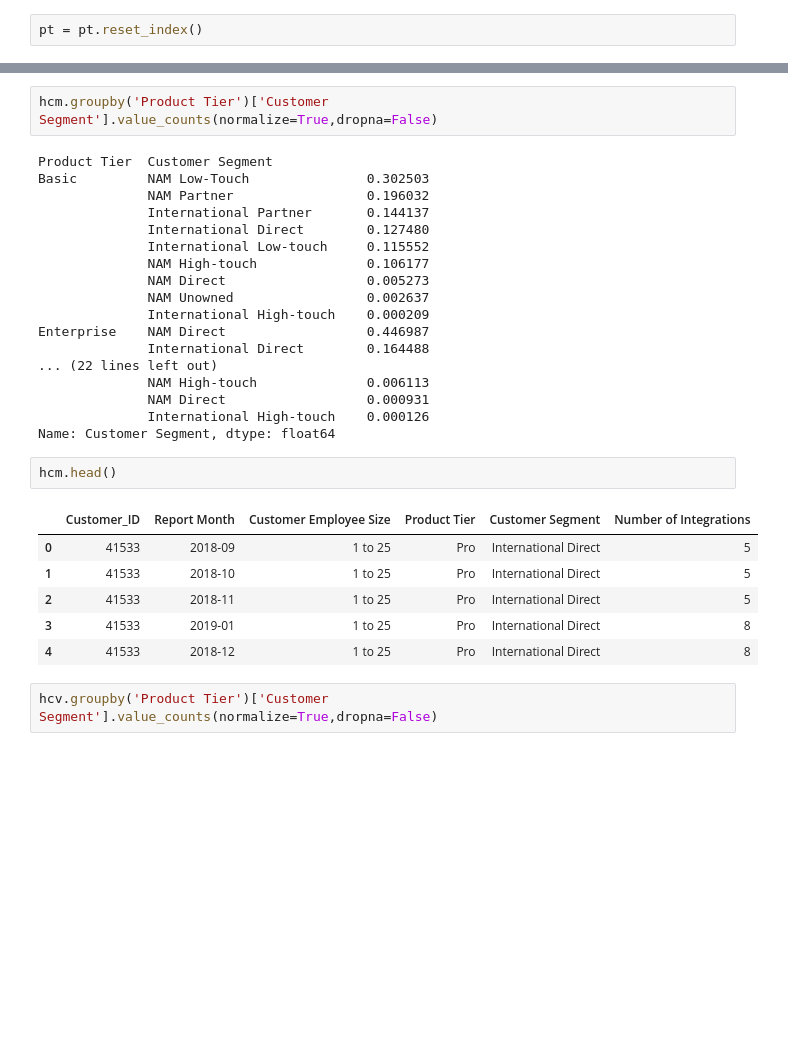
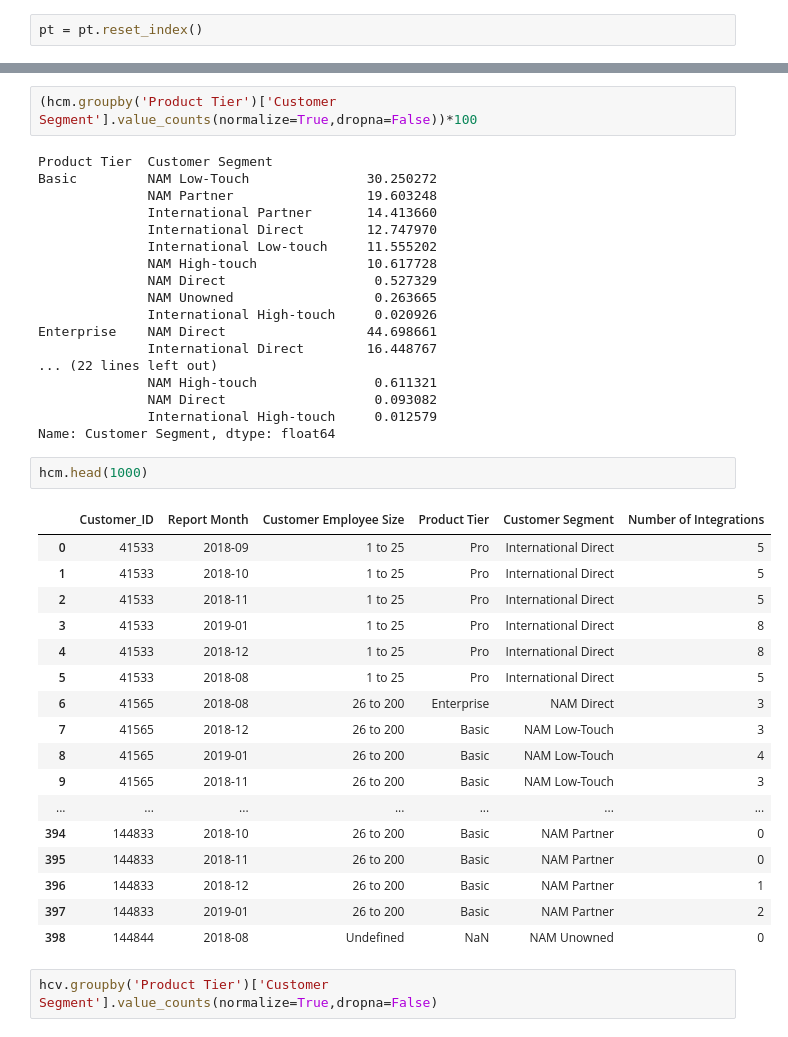
Before and after one commit to Sricha02/Study, a Jupyter notebook: Case_Study.ipynb, the cells around one changed output, grey strips where cells are left out. Drawn from its saved outputs; the diff is of its cells as text; blank space fills up the shorter version.

Commit message:
Additional EDA. need to segment integrations for stronger insight

```diff
--- a/Case_Study.ipynb
+++ b/Case_Study.ipynb
@@ -162,31 +203,42 @@ pt
 # %%
-hcm.groupby('Product Tier')['Customer Segment'].value_counts(normalize=True,dropna=False)
+(hcm.groupby('Product Tier')['Customer Segment'].value_counts(normalize=True,dropna=False))*100
 # %% [output]
 Product Tier  Customer Segment
-Basic         NAM Low-Touch               0.302503
-              NAM Partner                 0.196032
-              International Partner       0.144137
-              International Direct        0.127480
-              International Low-touch     0.115552
-              NAM High-touch              0.106177
-              NAM Direct                  0.005273
-              NAM Unowned                 0.002637
-              International High-touch    0.000209
-Enterprise    NAM Direct                  0.446987
-              International Direct        0.164488
+Basic         NAM Low-Touch               30.250272
+              NAM Partner                 19.603248
+              International Partner       14.413660
+              International Direct        12.747970
+              International Low-touch     11.555202
+              NAM High-touch              10.617728
+              NAM Direct                   0.527329
+              NAM Unowned                  0.263665
+              International High-touch     0.020926
+Enterprise    NAM Direct                  44.698661
+              International Direct        16.448767
 ... (22 lines left out)
-              NAM High-touch              0.006113
-              NAM Direct                  0.000931
-              International High-touch    0.000126
+              NAM High-touch               0.611321
+              NAM Direct                   0.093082
+              International High-touch     0.012579
 Name: Customer Segment, dtype: float64
 # %%
-hcm.head()
+hcm.head(1000)
 # %% [output]
 |  | Customer_ID | Report Month | Customer Employee Size | Product Tier | Customer Segment | Number of Integrations |
 | 0 | 41533 | 2018-09 | 1 to 25 | Pro | International Direct | 5 |
 | 1 | 41533 | 2018-10 | 1 to 25 | Pro | International Direct | 5 |
 | 2 | 41533 | 2018-11 | 1 to 25 | Pro | International Direct | 5 |
 | 3 | 41533 | 2019-01 | 1 to 25 | Pro | International Direct | 8 |
 | 4 | 41533 | 2018-12 | 1 to 25 | Pro | International Direct | 8 |
+| 5 | 41533 | 2018-08 | 1 to 25 | Pro | International Direct | 5 |
+| 6 | 41565 | 2018-08 | 26 to 200 | Enterprise | NAM Direct | 3 |
+| 7 | 41565 | 2018-12 | 26 to 200 | Basic | NAM Low-Touch | 3 |
+| 8 | 41565 | 2019-01 | 26 to 200 | Basic | NAM Low-Touch | 4 |
+| 9 | 41565 | 2018-11 | 26 to 200 | Basic | NAM Low-Touch | 3 |
+| ... | ... | ... | ... | ... | ... | ... |
+| 394 | 144833 | 2018-10 | 26 to 200 | Basic | NAM Partner | 0 |
+| 395 | 144833 | 2018-11 | 26 to 200 | Basic | NAM Partner | 0 |
+| 396 | 144833 | 2018-12 | 26 to 200 | Basic | NAM Partner | 1 |
+| 397 | 144833 | 2019-01 | 26 to 200 | Basic | NAM Partner | 2 |
+| 398 | 144844 | 2018-08 | Undefined | NaN | NAM Unowned | 0 |
 # %%
 hcv.groupby('Product Tier')['Customer Segment'].value_counts(normalize=True,dropna=False)
```
Also changed, not shown: parts of 20 cells of this notebook.
